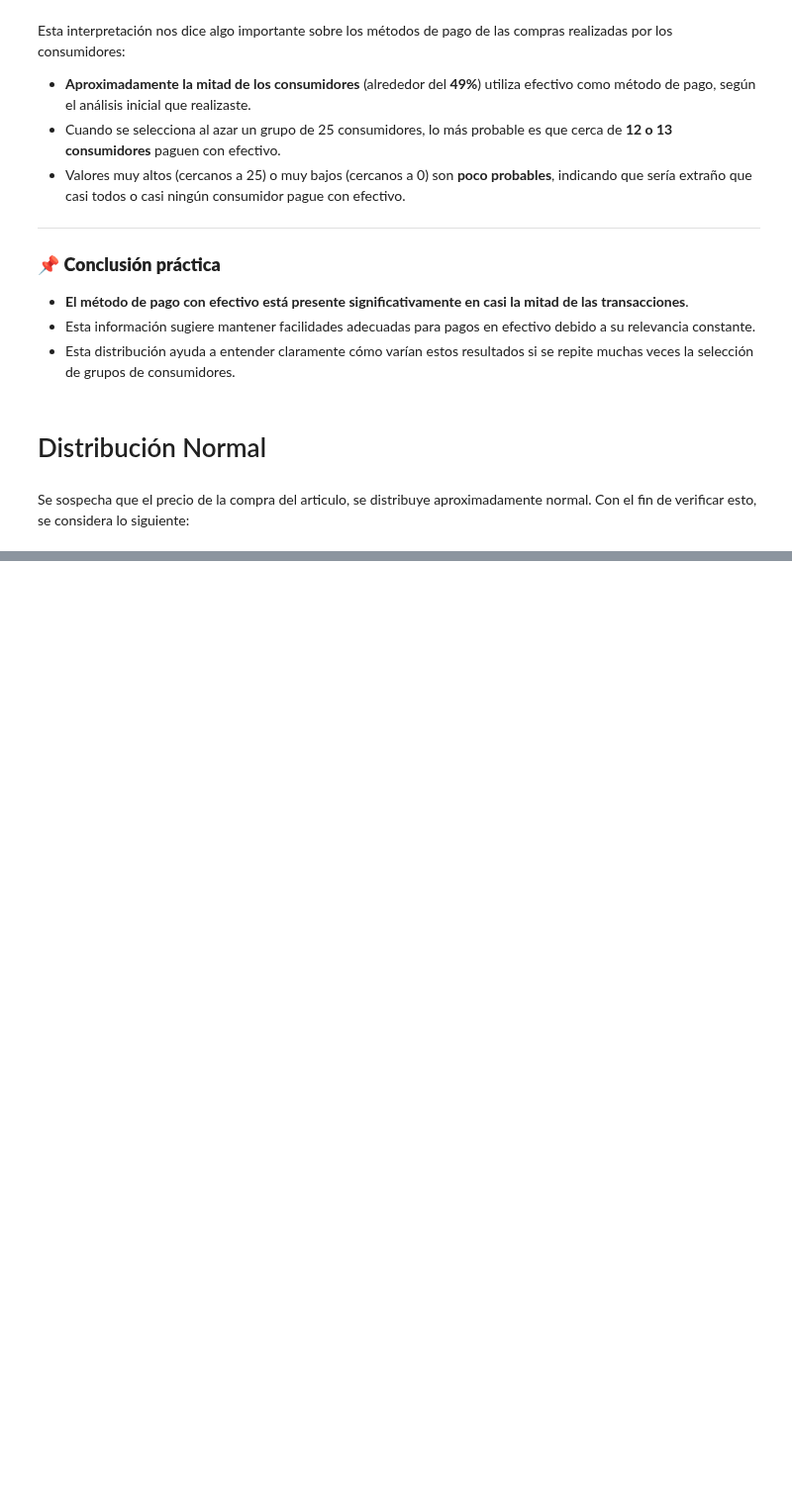
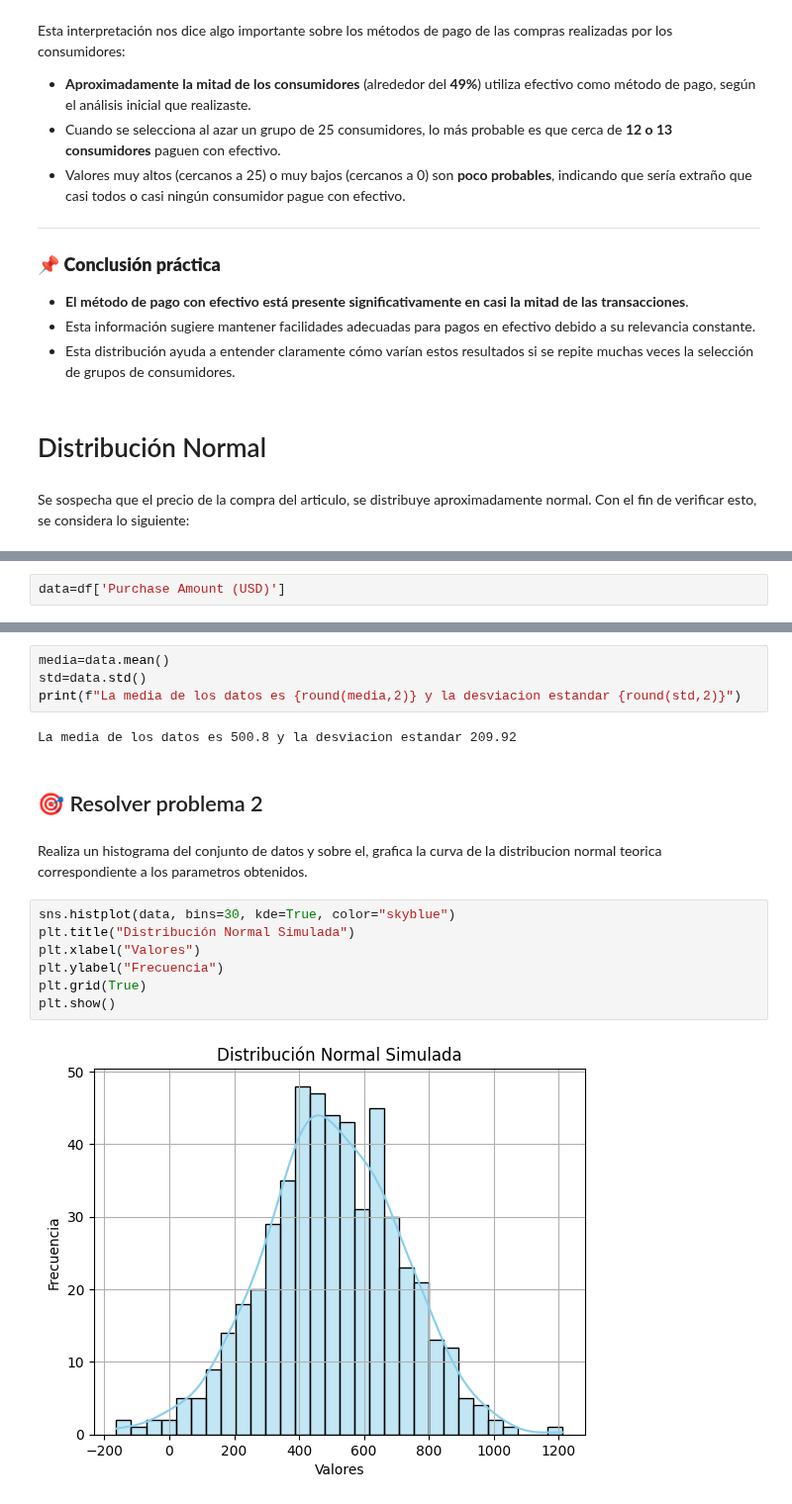
Before and after one commit to diadasiachilensis/data-science, a Jupyter notebook: ejercicios/6.ejercitacion-2/Evaluacion-formativa2.ipynb, the cells around one changed output, grey strips where cells are left out. Shown at 99% size. Cells and saved outputs as stored; diff of their text form; blank space fills up the shorter version.

```diff
--- a/ejercicios/6.ejercitacion-2/Evaluacion-formativa2.ipynb
+++ b/ejercicios/6.ejercitacion-2/Evaluacion-formativa2.ipynb
@@ -283,0 +294,2 @@ verificar esto, se considera lo siguiente:
+# %%
+data=df['Purchase Amount (USD)']
@@ -283,0 +308,20 @@ verificar esto, se considera lo siguiente:
+# %%
+media=data.mean()
+std=data.std()
+print(f"La media de los datos es {round(media,2)} y la desviacion estandar {round(std,2)}")
+# %% [output]
+La media de los datos es 500.8 y la desviacion estandar 209.92
+# %% [markdown]
+## 🎯 Resolver problema 2
+# %% [markdown]
+Realiza un histograma del conjunto de datos y sobre el, grafica la curva de la distribucion normal
+teorica correspondiente a los parametros obtenidos.
+# %%
+sns.histplot(data, bins=30, kde=True, color="skyblue")
+plt.title("Distribución Normal Simulada")
+plt.xlabel("Valores")
+plt.ylabel("Frecuencia")
+plt.grid(True)
+plt.show()
+# %% [output]
+[figure, added]
```
Also changed, not shown: parts of 30 cells of this notebook.
